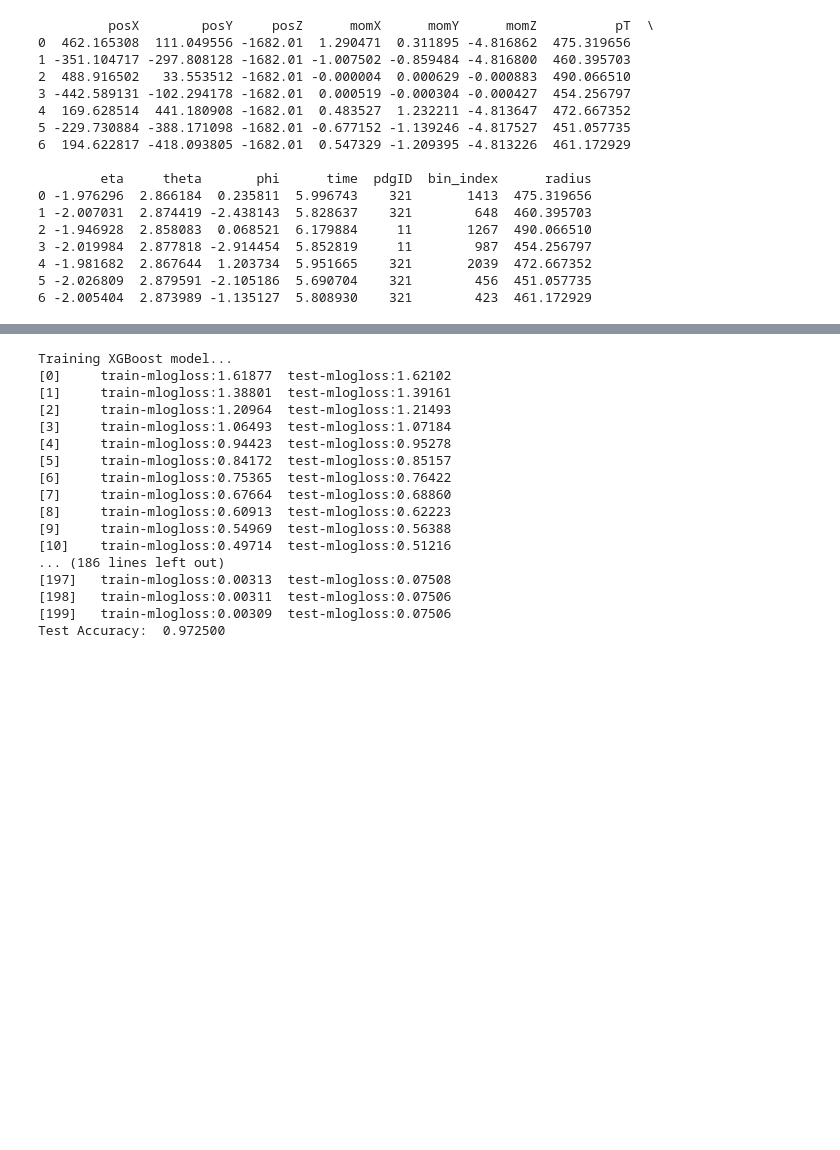
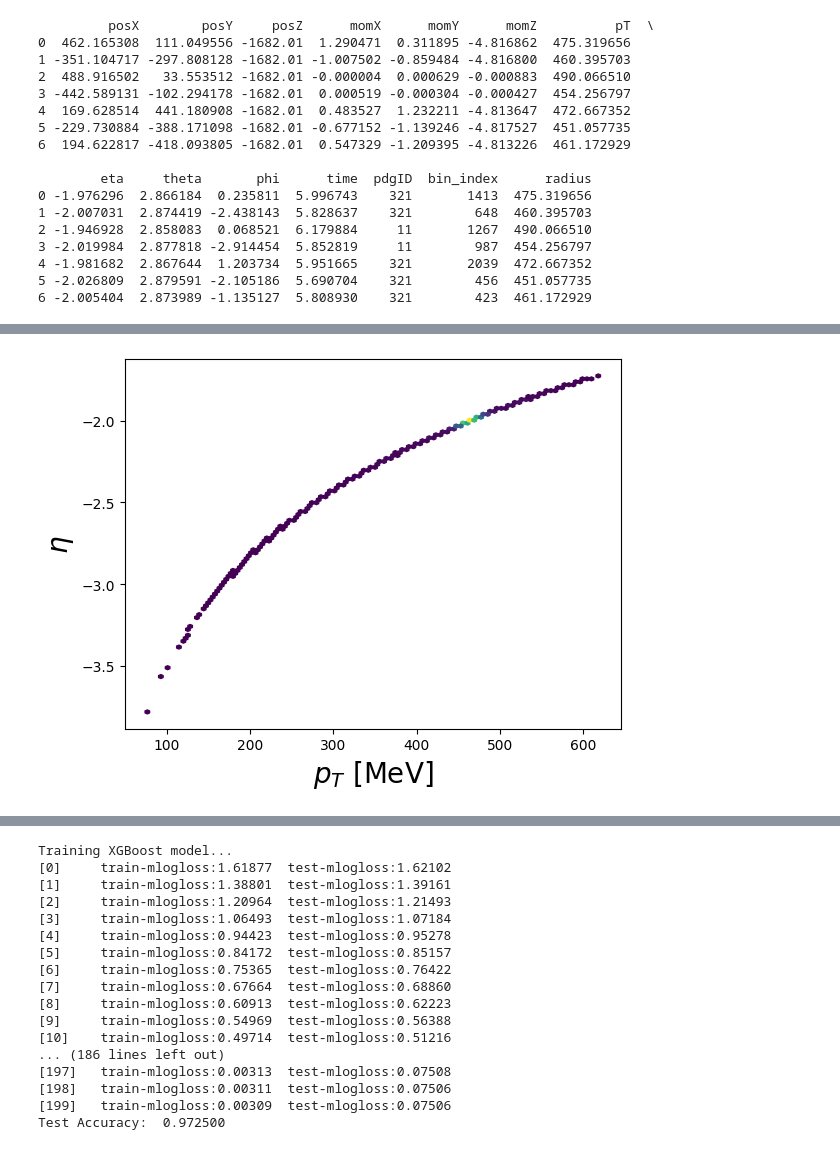
Before and after one commit to CFNSai/ml4patternrec, a Jupyter notebook: ringsdetAI.ipynb, the cells around one changed output, grey strips where cells are left out. Drawn from its saved outputs; the diff is of its cells as text; code cells hidden in the pictures; blank space fills up the shorter version.

```diff
--- a/ringsdetAI.ipynb
+++ b/ringsdetAI.ipynb
@@ -144,3 +144,10 @@ plt.show()
+# %%
+plt.hexbin(tree_df['pT'],tree_df['eta'],gridsize=100,cmap='viridis',mincnt=1)
+plt.xlabel("$p_{T}$ [MeV]",fontsize=20)
+plt.ylabel("$\\eta$",fontsize=20)
+plt.show()
+# %% [output]
+[figure, added]
 # %%
 train=hybrid_model.gbhm_train()
 # %% [output]
```
Also changed, not shown: parts of 2 cells of this notebook.
